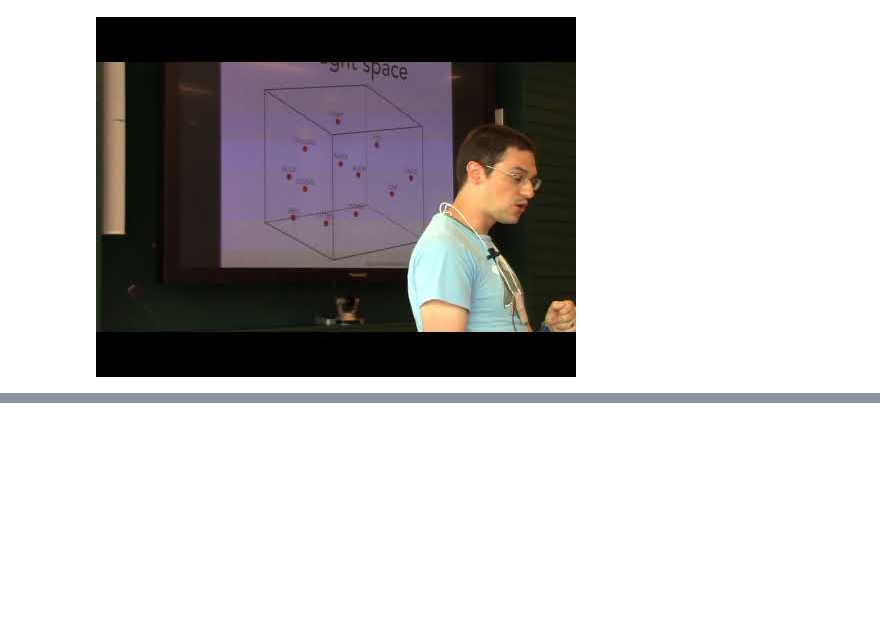
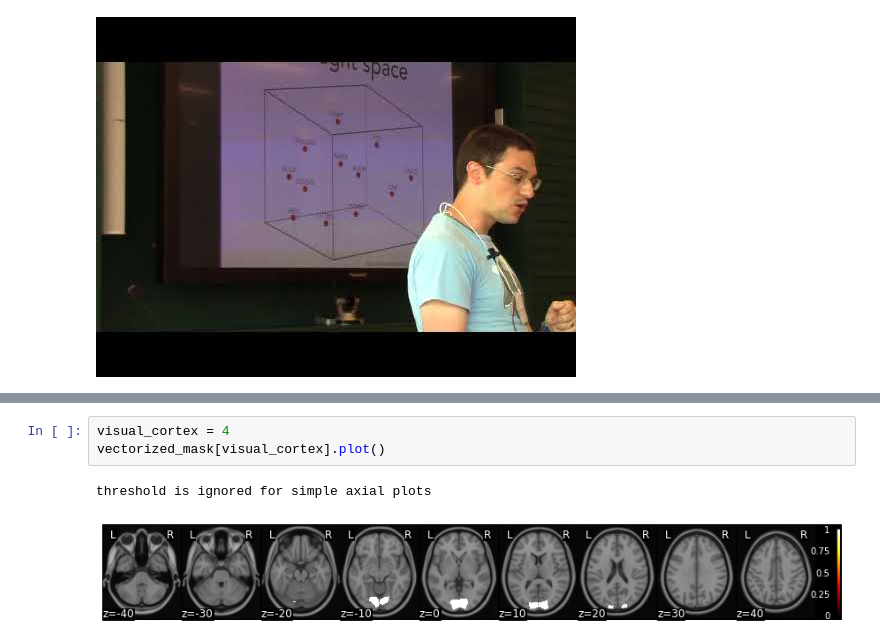
Before and after one commit to naturalistic-data-analysis/tutorial_development, a Jupyter notebook: hypertools/hypertools.ipynb, the cells around one changed output, grey strips where cells are left out. Saved outputs shown, nothing was run; the diff lists cells and outputs as text; blank space fills up the shorter version.

```diff
--- a/hypertools/hypertools.ipynb
+++ b/hypertools/hypertools.ipynb
@@ -234,0 +74,6 @@ For inspiration, also search for things like:
+# %%
+visual_cortex = 4
+vectorized_mask[visual_cortex].plot()
+# %% [output]
+threshold is ignored for simple axial plots
+[figure, added]
```
Also changed, not shown: parts of 58 cells of this notebook, 1 other file.
